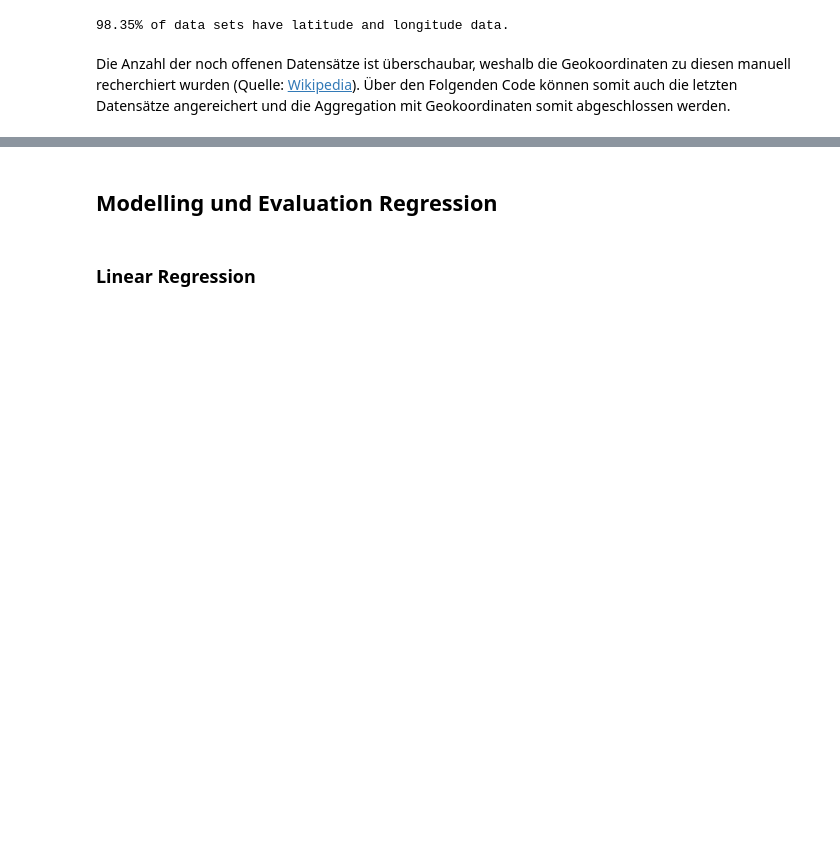
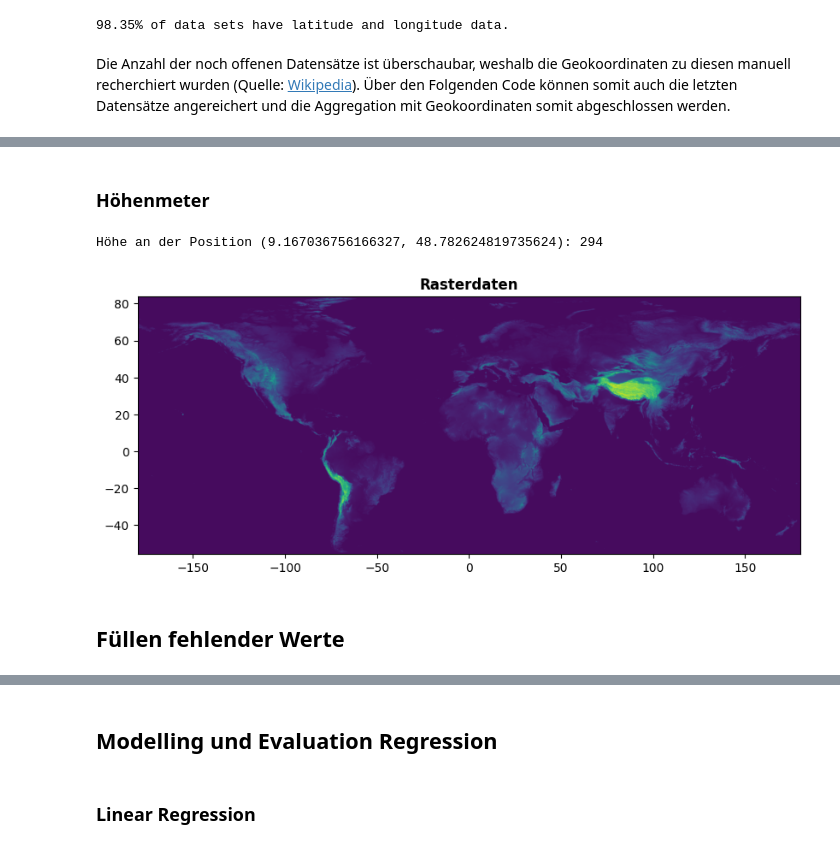
Before and after one commit to GehriJan/data-science-exam, a Jupyter notebook: data_science_exam.ipynb, the cells around one changed output, grey strips where cells are left out. Cells and saved outputs as stored; diff of their text form; code cells hidden in the pictures; blank space fills up the shorter version.

```diff
--- a/data_science_exam.ipynb
+++ b/data_science_exam.ipynb
@@ -407,6 +304,0 @@ px.scatter_geo(
-# %%
-fig, ax = plt.subplots(figsize=(12,8))
-df_cross_corr = df1[attr_keys].corr()
-ax = sns.heatmap(data=df_cross_corr.abs(), xticklabels=True, yticklabels=True)
-ax.set(title="Matrix for absolute value of feature correlation")
-plt.tight_layout()
@@ -442,17 +304,0 @@ print(df_list_corr.to_string(max_rows=10))
-# %%
-# sort features by how much they deviate
-s_std = (
-    df1[attr_keys]
-    .apply(lambda series: (series-series.mean())/series.std(), axis="columns")
-    .std()
-    .sort_values(ascending=False)
-)
-
-df_std = s_std.to_frame("z_std").reset_index()
-df_std["context"] = df_std["index"].apply(lambda x: attribute_names[x])
-# Plot
-fig, ax = plt.subplots(figsize=(12,5))
-ax = sns.barplot(data=df_std, x="index", y="z_std")
-plt.xticks(rotation=90)
-
-print(df_std.to_string(max_rows=10))
@@ -460,0 +330,55 @@ NameError: name 'df1' is not defined
+# %% [markdown]
+### Höhenmeter
+# %%
+import rasterio
+from rasterio.plot import show
+from rasterio.transform import rowcol
+
+def get_height_at_coordinates(longitude, latitude, raster_file="data/GMTED2010_averaged.tif"):
+    """
+    Gibt die Höhe für gegebene geografische Koordinaten (Longitude, Latitude) aus einem Raster zurück.
+
+    :param longitude: Longitude-Wert (Längengrad)
+    :param latitude: Latitude-Wert (Breitengrad)
+    :param raster_file: Pfad zur Rasterdatei
+    :return: Höhe an den angegebenen Koordinaten
+    """
+    with rasterio.open(raster_file) as src:
+        # Transformiere die geografischen Koordinaten in Raster-Koordinaten
+        row, col = rowcol(src.transform, longitude, latitude)
+
+        # Hole die Höhendaten als numpy array
+        height_data = src.read(1)  # Liest das erste Band (Höhendaten)
+
+        # Hole den Wert aus den Rasterdaten
+        value = height_data[row, col]
+        return value
+
+# Beispielnutzung der Funktion
+latitude, longitude = 48.782624819735624, 9.167036756166327 # Stuttgart
+höhe = get_height_at_coordinates(longitude, latitude) # Der Wert ist die durchschnittliche Höhe im Rasterfeld
+print(f"Höhe an der Position ({longitude}, {latitude}): {höhe}")
+# %% [output]
+Höhe an der Position (9.167036756166327, 48.782624819735624): 294
+# %%
+import matplotlib.pyplot as plt
+
+def raster_anzeigen(raster_datei="data/GMTED2010_averaged.tif", titel="Rasterdaten"):
+    """
+    Zeigt die Rasterdaten aus der angegebenen Datei an.
+
+    :param raster_datei: Pfad zur Rasterdatei
+    :param titel: Titel der Darstellung
+    """
+
+    with rasterio.open(raster_datei) as src:
+        fig, ax = plt.subplots(figsize=(10, 10))
+        show(src, ax=ax, title=titel)
+        plt.show()
+
+# Beispielnutzung der Funktion
+raster_anzeigen()
+# %% [output]
+[figure, added]
+# %% [markdown]
+## Füllen fehlender Werte
```
Also changed, not shown: parts of 62 cells of this notebook, 6 other files.
